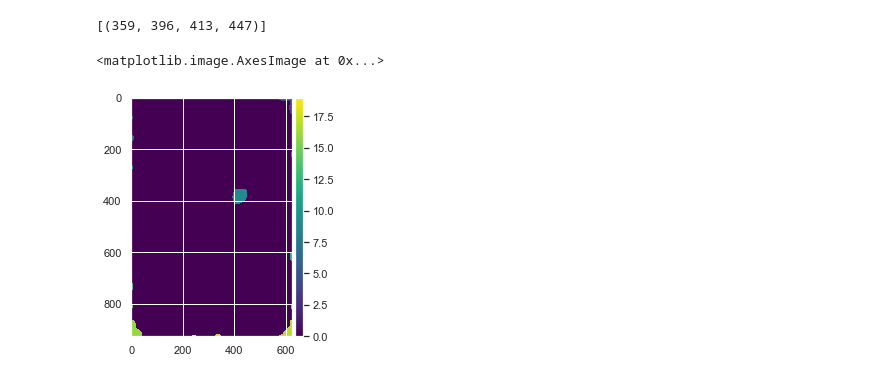
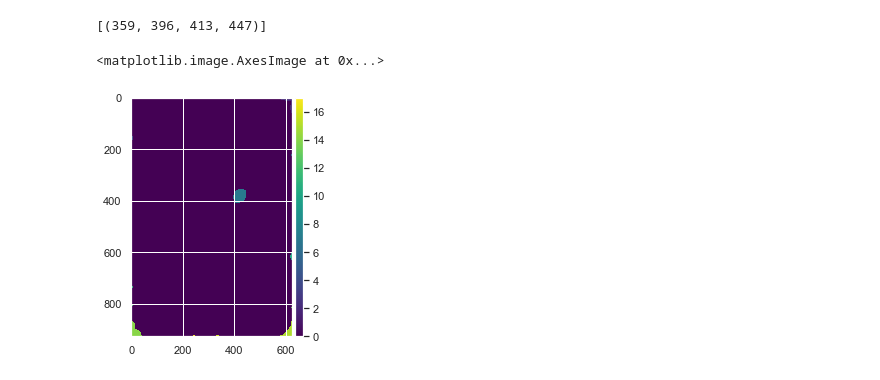
Before and after one commit to Colorado-State-University-Stasevich-Lab/frap_analysis, a Jupyter notebook: Spot_FRAP_Analyzer.ipynb, the cells around one changed output. Saved outputs shown, nothing was run; the diff lists cells and outputs as text; code cells hidden in the pictures.

```diff
--- a/Spot_FRAP_Analyzer.ipynb
+++ b/Spot_FRAP_Analyzer.ipynb
@@ -35,7 +35,7 @@ import csv # Importation and exportation of settings
 # %% [markdown]
 ## Step 0: Choose Directoy, File, & Set Independent Variables
 # %%
-working_directory = r"X:\Hunter\FRAP_Movie" #Change from X to Z as needed
+working_directory = r"Z:\Hunter\FRAP_Movie" #Change from X to Z as needed
 filename = r"Tag_scFv_FRAP8488.tif"
 # %%
 # Parameters needed for describing the FRAP experiment
@@ -65,25 +65,26 @@ def importSettings(import_filename, import_directory=working_directory):
             file_reader = csv.reader(settings_file)
             for setting in file_reader:
                 settings.append(setting)
-            pixel_size = settings[0]
-            dt1 = settings[1]
-            dt2 = settings[2]
-            change_t_frame_num = settings[3]
-            frap_frame_num = settings[4]
-            bleach_dt = settings[5]
-            radial_bin_size = [6]
-            buffer = settings[7]
-            fit_up_to = settings[8]
-            frap_channel = settings[9]
+            #pixel_size = settings[0]
+            #dt1 = settings[1]
+            #dt2 = settings[2]
+            #change_t_frame_num = settings[3]
+            #frap_frame_num = settings[4]
+            #bleach_dt = settings[5]
+            #radial_bin_size = [6]
+            #buffer = settings[7]
+            #fit_up_to = settings[8]
+            #frap_channel = settings[9]
         except:
             print("Settings file opened but reading failed")
-            return 0
+            return []
         finally:
             settings_file.close()
     except:
         print("Unable to open settings file")
-        return 0
-    return 1
+        return []
+    return settings
 # %%
-#exportSettings(r"test_settings.csv", r"C:\Users\Hunter\Desktop\StasLabCode\FrapAnalysis") #Change so relative to global scope
-#importSettings(r"test_settings.csv", r"C:\Users\Hunter\Desktop\StasLabCode\FrapAnalysis") #Does not currently work, need to use global variables or objects to modify
+exportSettings(r"test_settings.csv", r"C:\Users\Hunter\Desktop\StasLabCode\FrapAnalysis") #Change so relative to global scope
+print(len(importSettings(r"test_settings.csv", r"C:\Users\Hunter\Desktop\StasLabCode\FrapAnalysis")))
+pixel_size,dt1,dt2,change_t_frame_num,frap_frame_num,bleach_dt,radial_bin_size,buffer,fit_up_to,frap_channel = importSettings(r"test_settings.csv", r"C:\Users\Hunter\Desktop\StasLabCode\FrapAnalysis")
@@ -181,32 +186,32 @@ multi_eroded = multi_ero(area_closed, 7)
 opened = opening(multi_eroded)
 imshow(opened)
 
 
 label_im = label(opened)
 regions = regionprops(label_im)
 imshow(label_im)
 '''
 square = np.array([[1,1,1],
                    [1,1,1],
                    [1,1,1]])
 def multi_dil(im, num, element=square):
     for i in range(num):
         im = dilation(im, element)
     return im
 def multi_ero(im, num, element=square):
     for i in range(num):
         im = erosion(im, element)
     return im
-multi_dilated = multi_dil(binarized_arr, 10) # was 7
+multi_dilated = multi_dil(binarized_arr, 7) # was 7
 area_closed = area_closing(multi_dilated, 50000)
 multi_eroded = multi_ero(area_closed, 7)
 opened = opening(multi_eroded)
 imshow(opened)
 
 
 label_im = label(opened)
 regions = regionprops(label_im)
 imshow(label_im)
 # %% [output]
 <matplotlib.image.AxesImage at 0x...>
-[figure, old version]
+[figure, new version]
```
Also changed, not shown: parts of 1 cell of this notebook, 1 other file.
